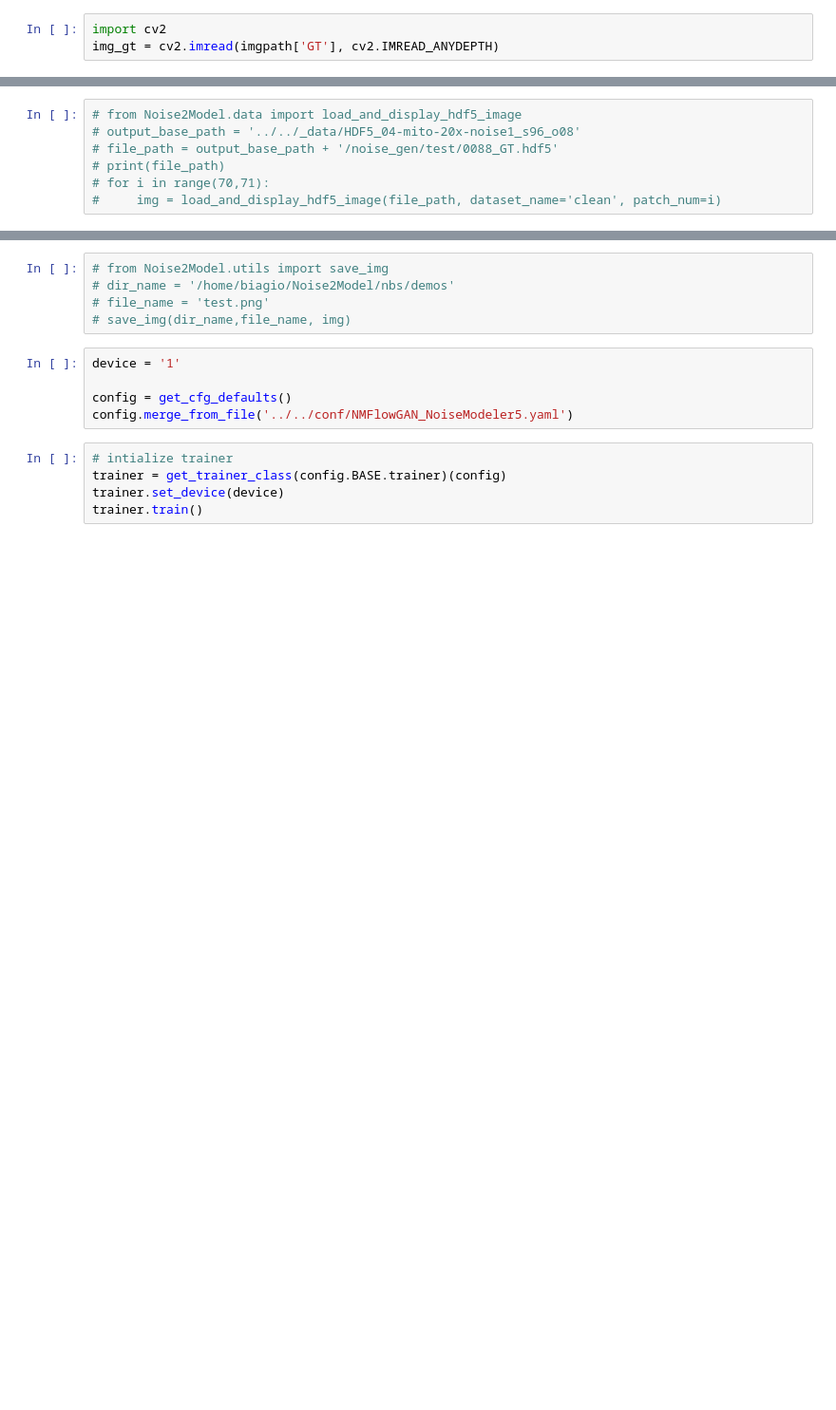
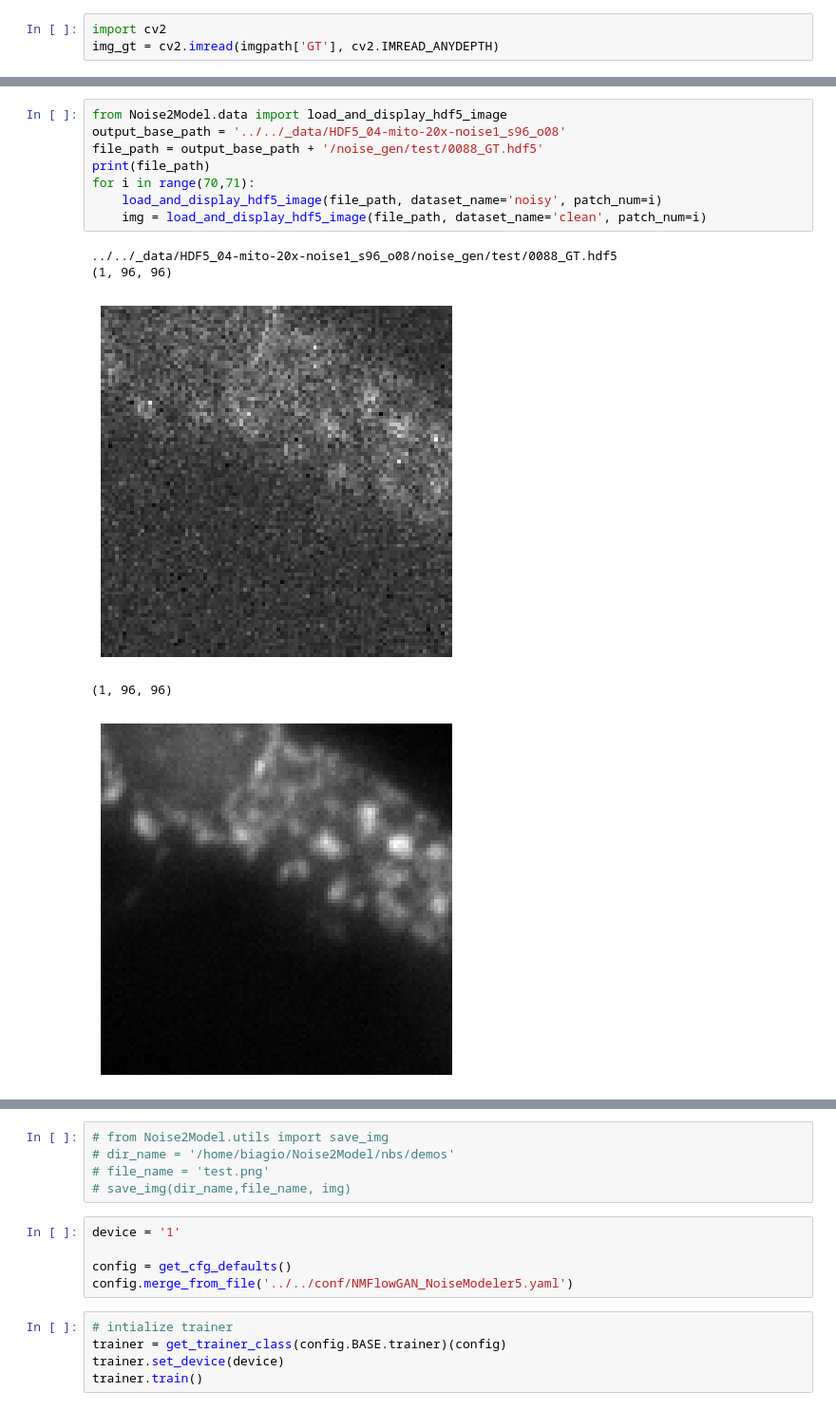
Before and after one commit to bmandracchia/Noise2Model, a Jupyter notebook: nbs/demos/99_demo3_noisegen_FMD.ipynb, the cells around one changed output, grey strips where cells are left out. Shown at 95% size. Cells and saved outputs as stored; diff of their text form; blank space fills up the shorter version.

```diff
--- a/nbs/demos/99_demo3_noisegen_FMD.ipynb
+++ b/nbs/demos/99_demo3_noisegen_FMD.ipynb
@@ -33,9 +52,16 @@ preprocessing(img_path,
               test_idx=[99],
               overwrite=True,)
 # %%
-# from Noise2Model.data import load_and_display_hdf5_image
-# output_base_path = '../../_data/HDF5_04-mito-20x-noise1_s96_o08'
-# file_path = output_base_path + '/noise_gen/test/0088_GT.hdf5'
-# print(file_path)
-# for i in range(70,71):
-#     img = load_and_display_hdf5_image(file_path, dataset_name='clean', patch_num=i)
+from Noise2Model.data import load_and_display_hdf5_image
+output_base_path = '../../_data/HDF5_04-mito-20x-noise1_s96_o08'
+file_path = output_base_path + '/noise_gen/test/0088_GT.hdf5'
+print(file_path)
+for i in range(70,71):
+    load_and_display_hdf5_image(file_path, dataset_name='noisy', patch_num=i)
+    img = load_and_display_hdf5_image(file_path, dataset_name='clean', patch_num=i)
+# %% [output]
+../../_data/HDF5_04-mito-20x-noise1_s96_o08/noise_gen/test/0088_GT.hdf5
+(1, 96, 96)
+[figure, added]
+(1, 96, 96)
+[figure, added]
```
Also changed, not shown: parts of 7 cells of this notebook, 7 other files.
